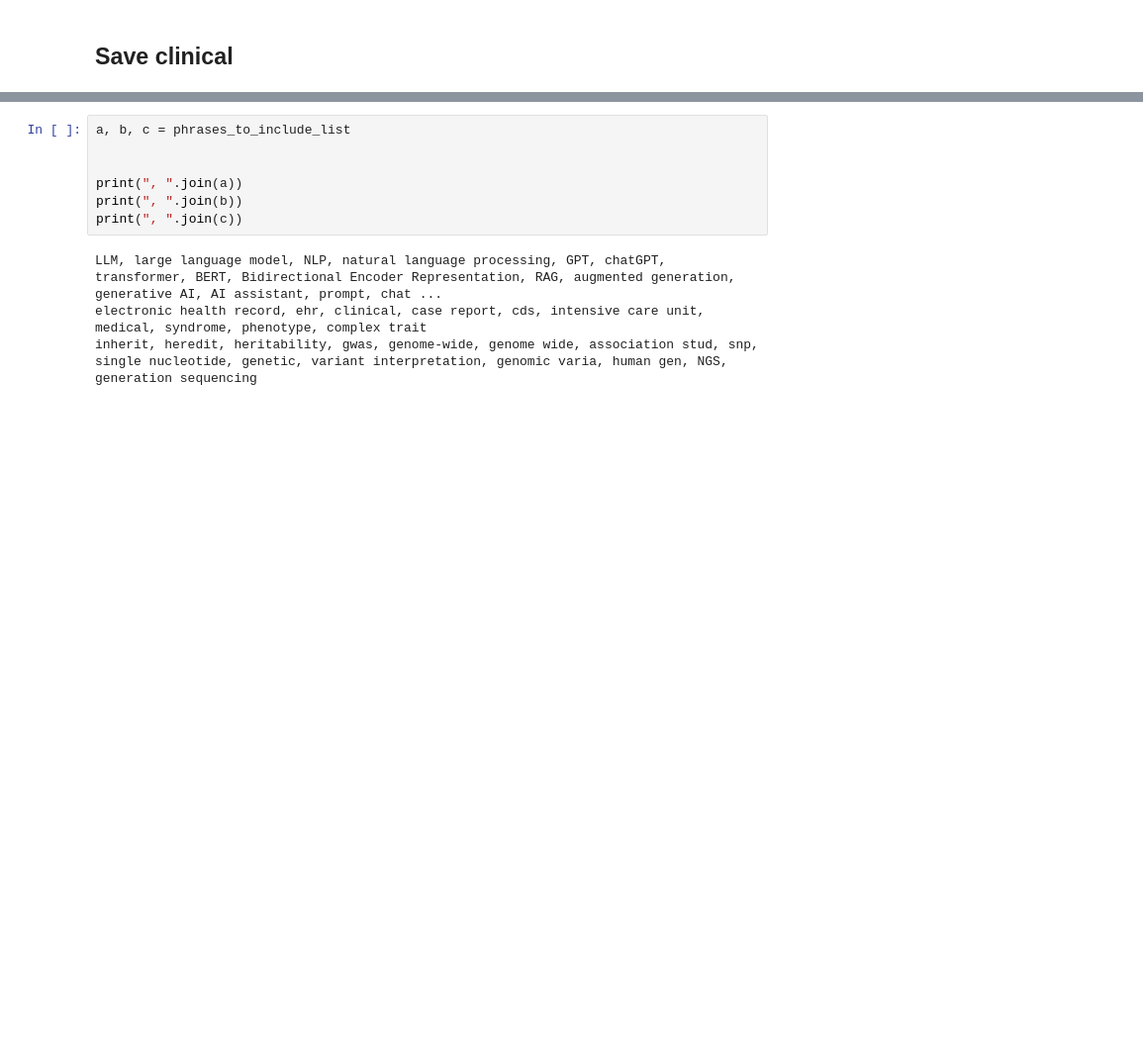
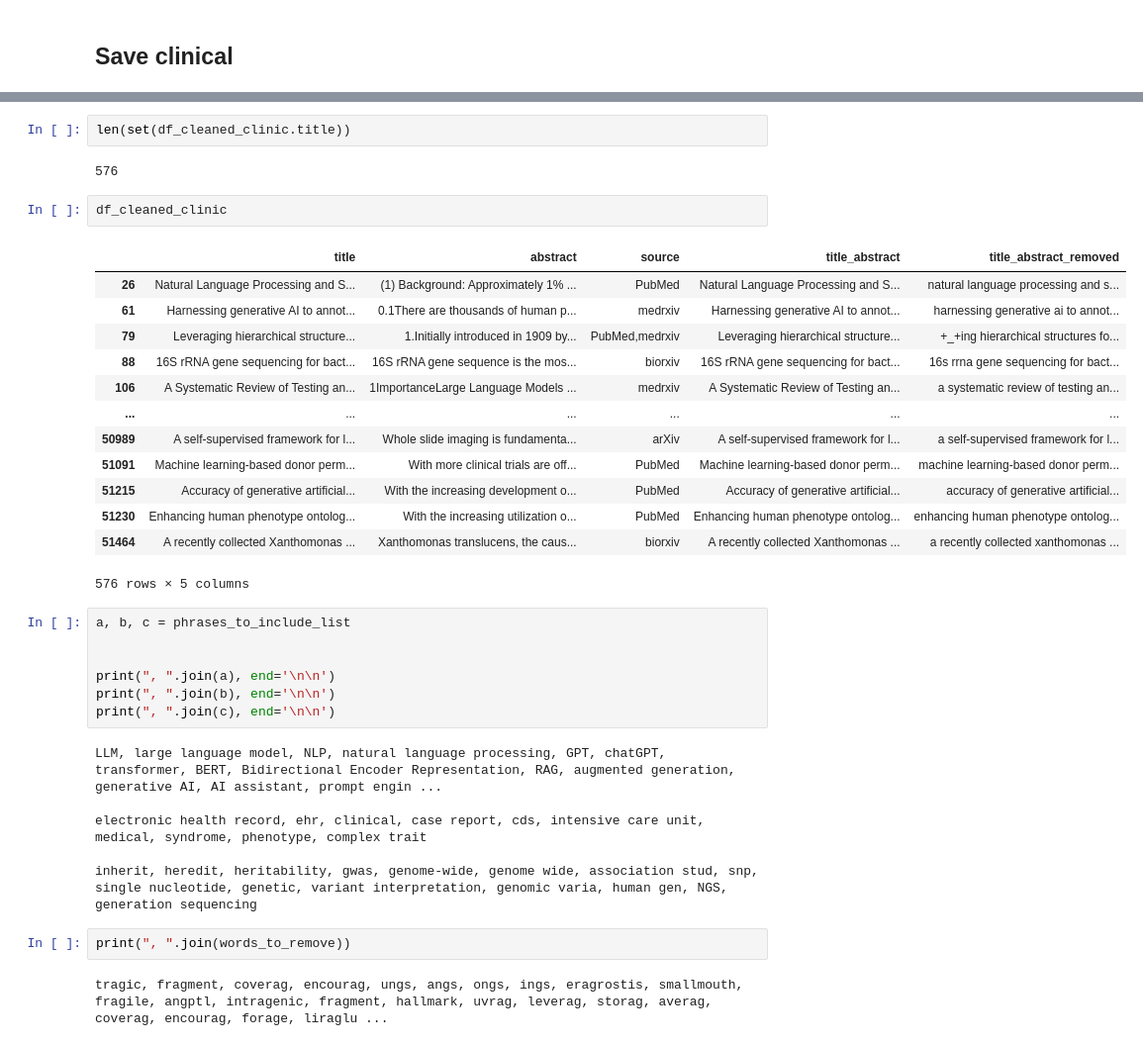
Before and after one commit to TohaRhymes/llm_in_diagnostics, a Jupyter notebook: 2_clean_EDA_and_clinical_extraction.ipynb, the cells around one changed output, grey strips where cells are left out. Shown at 99% size. Saved outputs shown, nothing was run; the diff lists cells and outputs as text; blank space fills up the shorter version.

```diff
--- a/2_clean_EDA_and_clinical_extraction.ipynb
+++ b/2_clean_EDA_and_clinical_extraction.ipynb
@@ -578,11 +661,37 @@ plot_article_source_histogram(df_cleaned_clinic, up_size=15)
+# %%
+len(set(df_cleaned_clinic.title))
+# %% [output]
+576
+# %%
+df_cleaned_clinic
+# %% [output]
+|  | title | abstract | source | title_abstract | title_abstract_removed |
+| 26 | Natural Language Processing and S... | (1) Background: Approximately 1% ... | PubMed | Natural Language Processing and S... | natural language processing and s... |
+| 61 | Harnessing generative AI to annot... | 0.1There are thousands of human p... | medrxiv | Harnessing generative AI to annot... | harnessing generative ai to annot... |
+| 79 | Leveraging hierarchical structure... | 1.Initially introduced in 1909 by... | PubMed,medrxiv | Leveraging hierarchical structure... | +_+ing hierarchical structures fo... |
+| 88 | 16S rRNA gene sequencing for bact... | 16S rRNA gene sequence is the mos... | biorxiv | 16S rRNA gene sequencing for bact... | 16s rrna gene sequencing for bact... |
+| 106 | A Systematic Review of Testing an... | 1ImportanceLarge Language Models ... | medrxiv | A Systematic Review of Testing an... | a systematic review of testing an... |
+| ... | ... | ... | ... | ... | ... |
+| 50989 | A self-supervised framework for l... | Whole slide imaging is fundamenta... | arXiv | A self-supervised framework for l... | a self-supervised framework for l... |
+| 51091 | Machine learning-based donor perm... | With more clinical trials are off... | PubMed | Machine learning-based donor perm... | machine learning-based donor perm... |
+| 51215 | Accuracy of generative artificial... | With the increasing development o... | PubMed | Accuracy of generative artificial... | accuracy of generative artificial... |
+| 51230 | Enhancing human phenotype ontolog... | With the increasing utilization o... | PubMed | Enhancing human phenotype ontolog... | enhancing human phenotype ontolog... |
+| 51464 | A recently collected Xanthomonas ... | Xanthomonas translucens, the caus... | biorxiv | A recently collected Xanthomonas ... | a recently collected xanthomonas ... |
+576 rows × 5 columns
 # %%
 a, b, c = phrases_to_include_list
 
 
-print(", ".join(a))
-print(", ".join(b))
-print(", ".join(c))
+print(", ".join(a), end='\n\n')
+print(", ".join(b), end='\n\n')
+print(", ".join(c), end='\n\n')
 # %% [output]
-LLM, large language model, NLP, natural language processing, GPT, chatGPT, transformer, BERT, Bidirectional Encoder Representation, RAG, augmented generation, generative AI, AI assistant, prompt, chat ...
+LLM, large language model, NLP, natural language processing, GPT, chatGPT, transformer, BERT, Bidirectional Encoder Representation, RAG, augmented generation, generative AI, AI assistant, prompt engin ...
+
 electronic health record, ehr, clinical, case report, cds, intensive care unit, medical, syndrome, phenotype, complex trait
+
 inherit, heredit, heritability, gwas, genome-wide, genome wide, association stud, snp, single nucleotide, genetic, variant interpretation, genomic varia, human gen, NGS, generation sequencing
+# %%
+print(", ".join(words_to_remove))
+# %% [output]
+tragic, fragment, coverag, encourag, ungs, angs, ongs, ings, eragrostis, smallmouth, fragile, angptl, intragenic, fragment, hallmark, uvrag, leverag, storag, averag, coverag, encourag, forage, liraglu ...
```
Also changed, not shown: parts of 8 cells of this notebook, 3 other files.
